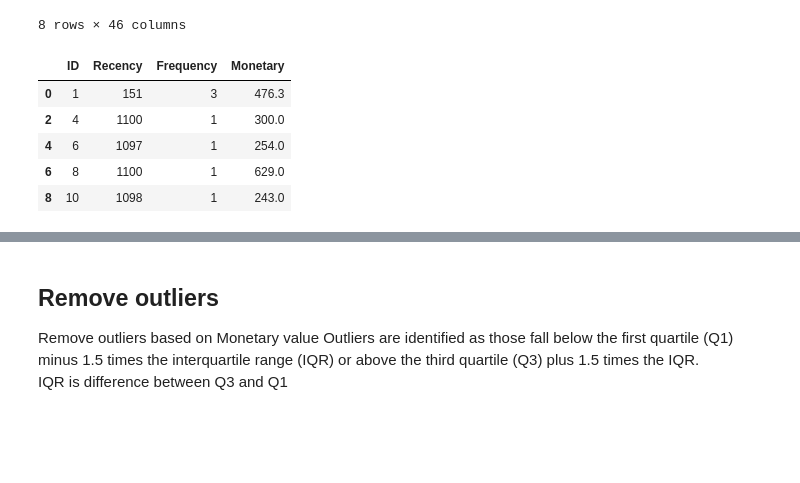
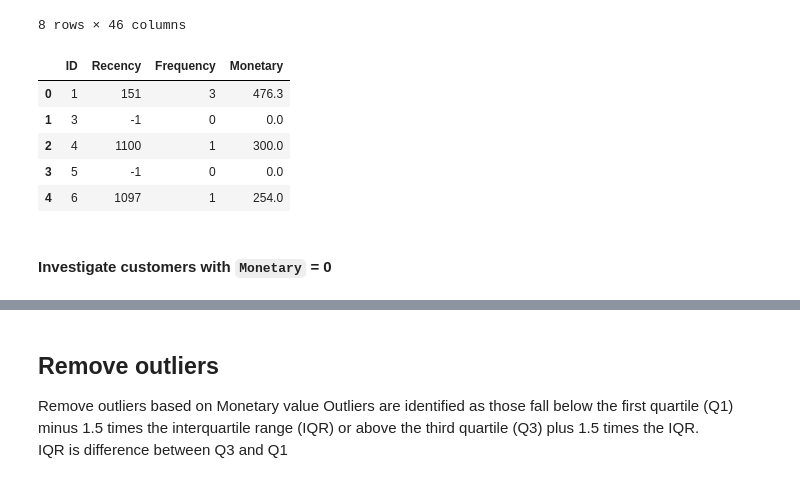
Before and after one commit to Buwoo/BT4211_Hotel, a Jupyter notebook: Hotel_Segmentation.ipynb, the cells around one changed output, grey strips where cells are left out. Drawn from its saved outputs; the diff is of its cells as text; code cells hidden in the pictures; blank space fills up the shorter version.

```diff
--- a/Hotel_Segmentation.ipynb
+++ b/Hotel_Segmentation.ipynb
@@ -38,22 +47,17 @@ df.describe()
 # %%
 # Create RFM_df
 RFM_df = df.assign(
     Recency=df['DaysSinceLastStay'],
     Frequency=df['BookingsCheckedIn'],
     Monetary=df['LodgingRevenue'] + df['OtherRevenue'])
 RFM_df = RFM_df[['ID','Recency', 'Frequency', 'Monetary']]
-
-# Only keep clients that had make a check-in in the past and is considered a client
-RFM_df = RFM_df[
-    (RFM_df['Recency'] > 0) &
-    (RFM_df['Frequency'] != 0) &
-    (RFM_df['Monetary'] != 0)
-    ]
 RFM_df.head()
 # %% [output]
 |  | ID | Recency | Frequency | Monetary |
 | 0 | 1 | 151 | 3 | 476.3 |
+| 1 | 3 | -1 | 0 | 0.0 |
 | 2 | 4 | 1100 | 1 | 300.0 |
+| 3 | 5 | -1 | 0 | 0.0 |
 | 4 | 6 | 1097 | 1 | 254.0 |
-| 6 | 8 | 1100 | 1 | 629.0 |
-| 8 | 10 | 1098 | 1 | 243.0 |
+# %% [markdown]
+#### Investigate customers with `Monetary` = 0
```
Also changed, not shown: parts of 49 cells of this notebook.
